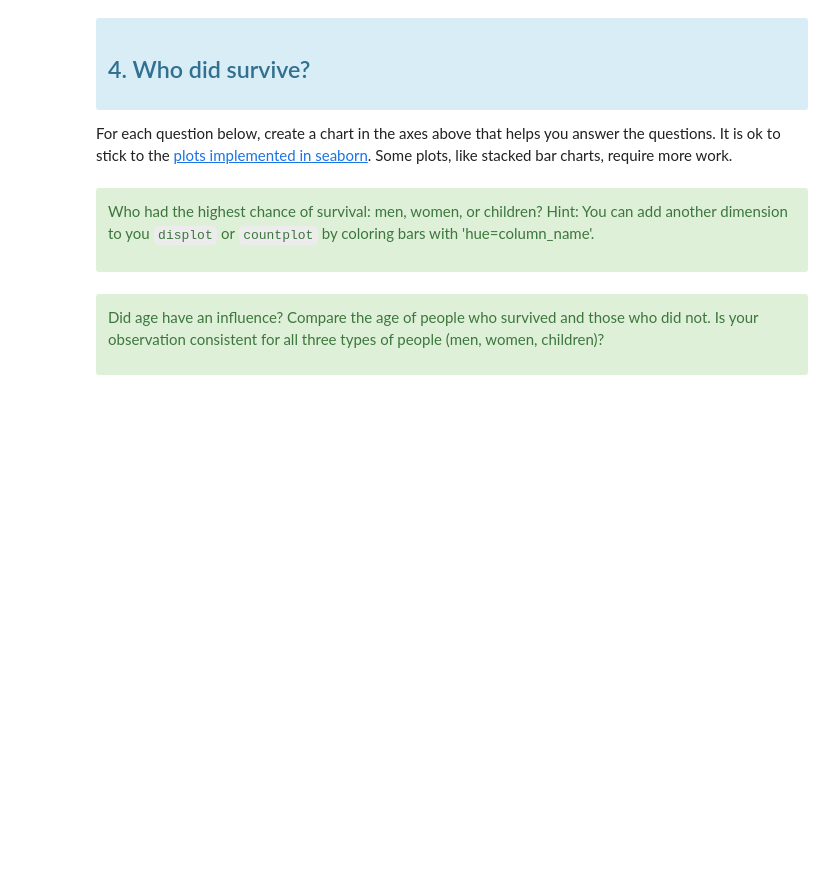
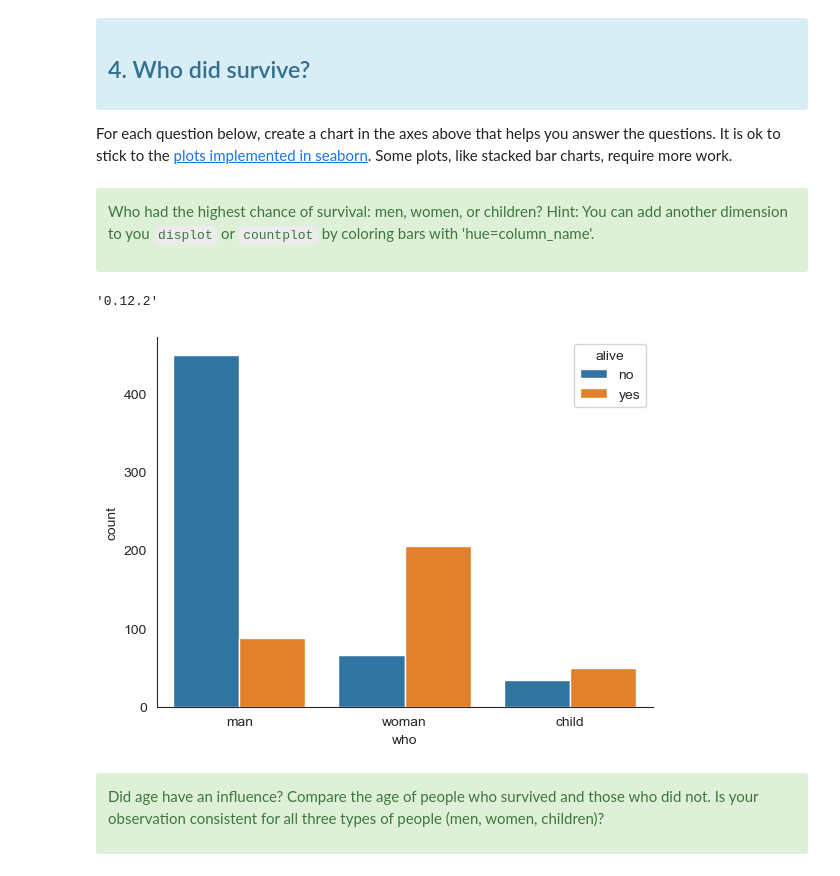
Before and after one commit to schwedeErik/DataVisualization, a Jupyter notebook: Assignment3_DataExploration/A3_DataExploration.ipynb, the cells around one changed output. Saved outputs shown, nothing was run; the diff lists cells and outputs as text; code cells hidden in the pictures; blank space fills up the shorter version.

```diff
--- a/Assignment3_DataExploration/A3_DataExploration.ipynb
+++ b/Assignment3_DataExploration/A3_DataExploration.ipynb
@@ -165,6 +261,32 @@ For each question below, create a chart in the axes above that helps you answer
 
 Who had the highest chance of survival: men, women, or children? Hint: You can add another dimension to you `displot` or `countplot` by coloring bars with 'hue=column_name'.
 </div>
+# %%
+#amount of surviors for each type and amount of dead people per group
+#woman
+woman = titanic.loc[titanic['who'] == "woman"]
+deadWoman = woman.loc[woman['survived'] == 0].survived.count()
+aliveWoman = woman.loc[woman['survived'] == 1].survived.count()
+
+#men
+man = titanic.loc[titanic['who'] == "man"]
+deadMan = man.loc[man['survived'] == 0].survived.count()
+aliveMan = man.loc[man['survived'] == 1].survived.count()
+
+#children
+children = titanic.loc[titanic['who'] == "child"]
+deadChildren = children.loc[children['survived'] == 0].survived.count()
+aliveChildren = children.loc[children['survived'] == 1].survived.count()
+
+#sns.histplot(data=woman['alive'])
+#sns.displot(data=titanic, x='who', hue='alive', kind='hist', multiple = 'stack')
+#sns.histplot(data=children['alive'])
+sns.countplot(data=titanic, x="who", hue="alive")
+sns.despine()
+sns.__version__
+# %% [output]
+'0.12.2'
+[figure, added]
 # %% [markdown]
 <div class="alert alert-success">
 
```
Also changed, not shown: parts of 27 cells of this notebook, 2 other files.
